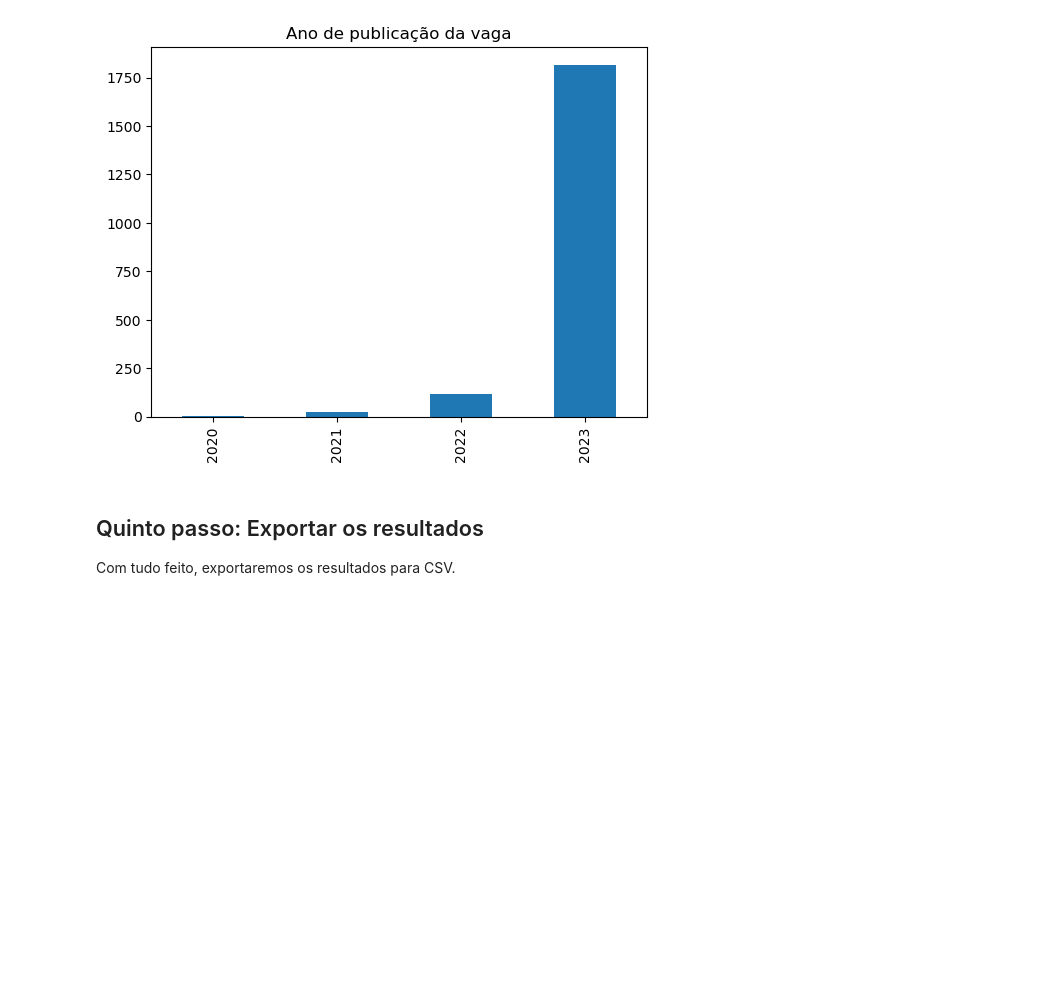
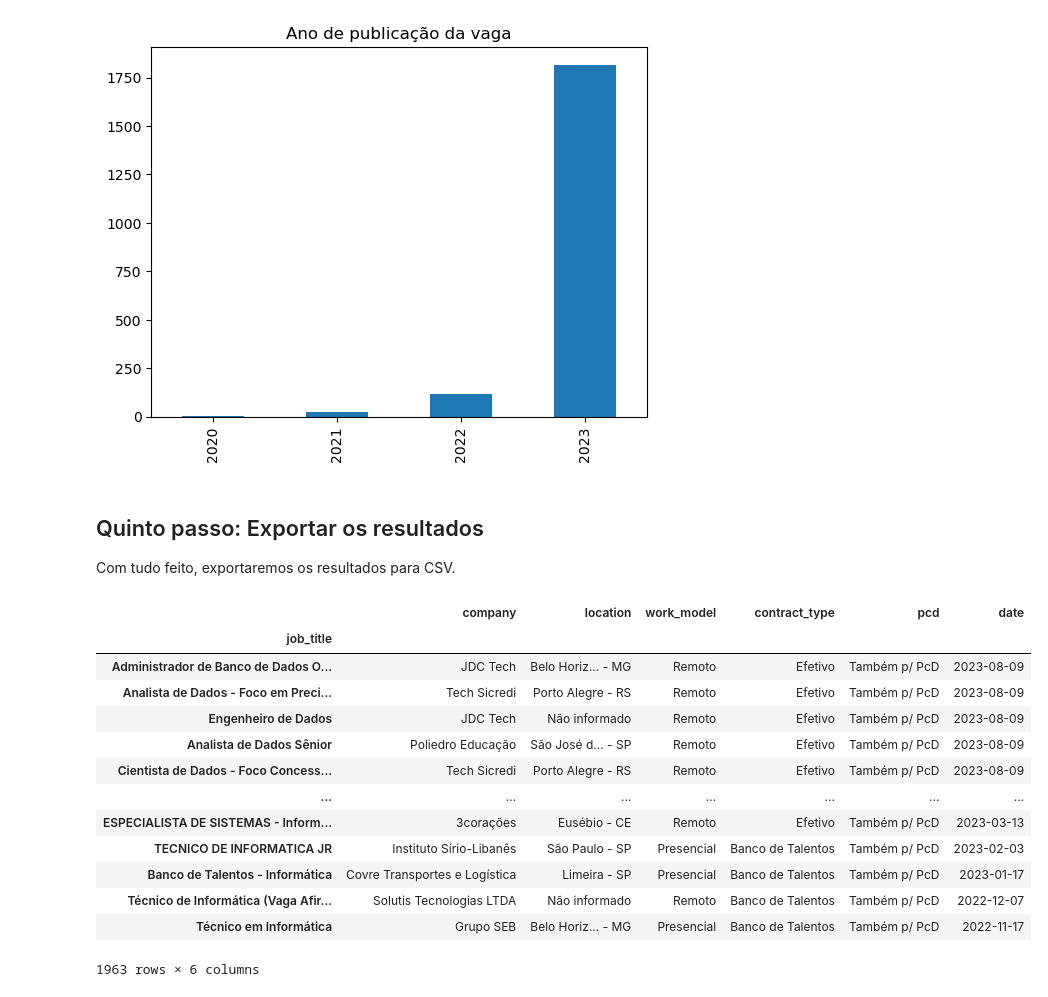
Before and after one commit to pedropasqualini/portifolio, a Jupyter notebook: Scraping Gupy.ipynb, the cells around one changed output. Drawn from its saved outputs; the diff is of its cells as text; code cells hidden in the pictures; blank space fills up the shorter version.

```diff
--- a/Scraping Gupy.ipynb
+++ b/Scraping Gupy.ipynb
@@ -197,5 +197,22 @@ jobs_df['date'].dt.year.value_counts().sort_index().plot(kind='bar', title="Ano
 # %% [markdown]
 ## Quinto passo: Exportar os resultados
 Com tudo feito, exportaremos os resultados para CSV.
+# %%
+jobs_df
+# %% [output]
+|  | company | location | work_model | contract_type | pcd | date |
+| job_title |  |  |  |  |  |  |
+| Administrador de Banco de Dados O... | JDC Tech | Belo Horiz... - MG | Remoto | Efetivo | Também p/ PcD | 2023-08-09 |
+| Analista de Dados - Foco em Preci... | Tech Sicredi | Porto Alegre - RS | Remoto | Efetivo | Também p/ PcD | 2023-08-09 |
+| Engenheiro de Dados | JDC Tech | Não informado | Remoto | Efetivo | Também p/ PcD | 2023-08-09 |
+| Analista de Dados Sênior | Poliedro Educação | São José d... - SP | Remoto | Efetivo | Também p/ PcD | 2023-08-09 |
+| Cientista de Dados - Foco Concess... | Tech Sicredi | Porto Alegre - RS | Remoto | Efetivo | Também p/ PcD | 2023-08-09 |
+| ... | ... | ... | ... | ... | ... | ... |
+| ESPECIALISTA DE SISTEMAS - Inform... | 3corações | Eusébio - CE | Remoto | Efetivo | Também p/ PcD | 2023-03-13 |
+| TECNICO DE INFORMATICA JR | Instituto Sírio-Libanês | São Paulo - SP | Presencial | Banco de Talentos | Também p/ PcD | 2023-02-03 |
+| Banco de Talentos - Informática | Covre Transportes e Logística | Limeira - SP | Presencial | Banco de Talentos | Também p/ PcD | 2023-01-17 |
+| Técnico de Informática (Vaga Afir... | Solutis Tecnologias LTDA | Não informado | Remoto | Banco de Talentos | Também p/ PcD | 2022-12-07 |
+| Técnico em Informática | Grupo SEB | Belo Horiz... - MG | Presencial | Banco de Talentos | Também p/ PcD | 2022-11-17 |
+1963 rows × 6 columns
 # %%
 jobs_df.to_csv("./resultados_gupy.csv")
```
Also changed, not shown: parts of 2 cells of this notebook.
